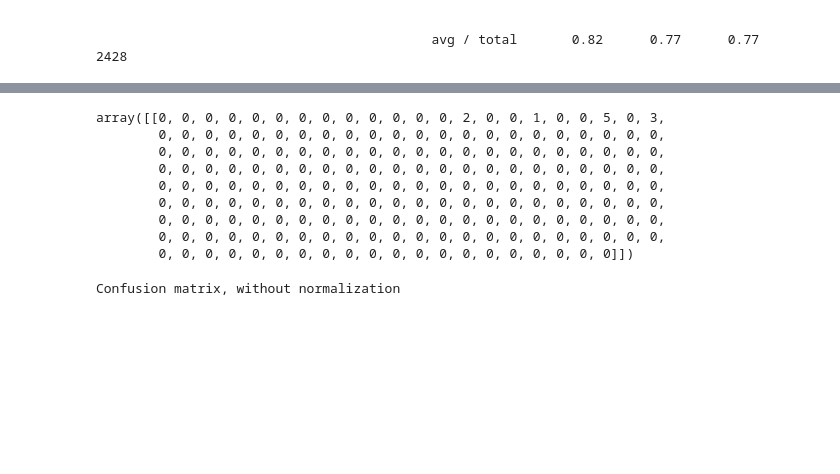
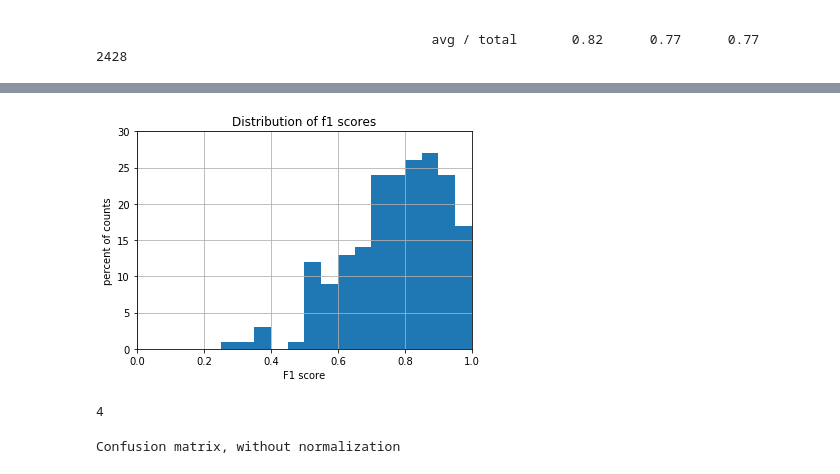
Before and after one commit to trnoriega/car-classifier, a Jupyter notebook: 5_model_validation.ipynb, the cells around one changed output, grey strips where cells are left out. Drawn from its saved outputs; the diff is of its cells as text; code cells hidden in the pictures; blank space fills up the shorter version.

Commit message:
Working f1-score based summary

```diff
--- a/5_model_validation.ipynb
+++ b/5_model_validation.ipynb
@@ -199,4 +199,7 @@ test_top_5_acc 0.947694
 target_names = [''] * len(lookup_dict)
 for key in lookup_dict.keys():
     target_names[key] = lookup_dict[key]
+
+sk_true = np.argmax(test_y_true, axis=1)
+sk_pred = np.argmax(test_y_pred, axis=1)
 # %%
@@ -220,3 +223,18 @@ print(report)
                          smart-fortwo_Convertible-2012       1.00      1.00      1.00        10
 
                                            avg / total       0.82      0.77      0.77      2428
+# %%
+prfs_results = precision_recall_fscore_support(sk_true, sk_pred, average=None)
+zipped_prfs = list(zip(target_names, prfs_results[0], prfs_results[1], prfs_results[2], prfs_results[3],))
+sorted_prfs = sorted(zipped_prfs, key=lambda tup: tup[3])
+# %%
+reverse_lookup_dict = {val: key for key, val in lookup_dict.items()}
+cnf_matrix = confusion_matrix(sk_true, sk_pred)
+# %%
+for fail in sorted_prfs[0:5]:
+    print('\nSummary for:', fail[0])
+    fail_cnf = cnf_matrix[reverse_lookup_dict[fail[0]],:]
+    pred_idx = np.nonzero(fail_cnf)
+    pred_labels = list(zip(np.array(target_names)[pred_idx], fail_cnf[pred_idx]))
+    for tup in pred_labels:
+        print(tup)
@@ -223,3 +259,18 @@ print(report)
+# %%
+f1_list = [tup[3] for tup in sorted_prfs]
+n, bins, patches = plt.hist(f1_list, 15)
+plt.xlabel('F1 score')
+plt.ylabel('percent of counts')
+plt.title('Distribution of f1 scores')
+plt.axis([0, 1, 0, 30])
+plt.grid(True)
+plt.show()
+# %% [output]
+[figure, added]
+# %%
+len(prfs_results_f1_sorted)
+# %% [output]
+4
 # %%
 # This function is copied from here:
 # http://scikit-learn.org/stable/auto_examples/model_selection/plot_confusion_matrix.html#sphx-glr-auto-examples-model-selection-plot-confusion-matrix-py
@@ -257,20 +308,6 @@ def plot_confusion_matrix(cm, classes,
     plt.xlabel('Predicted label')
     fig = plt.gcf()
     fig.set_size_inches(size[0], size[1])
-# %%
-reverse_lookup_dict = {val: key for key, val in lookup_dict.items()}
-
-cnf_matrix = confusion_matrix(np.argmax(test_y_true, axis=1), np.argmax(test_y_pred, axis=1))
-# %% [output]
-array([[0, 0, 0, 0, 0, 0, 0, 0, 0, 0, 0, 0, 0, 2, 0, 0, 1, 0, 0, 5, 0, 3,
-        0, 0, 0, 0, 0, 0, 0, 0, 0, 0, 0, 0, 0, 0, 0, 0, 0, 0, 0, 0, 0, 0,
-        0, 0, 0, 0, 0, 0, 0, 0, 0, 0, 0, 0, 0, 0, 0, 0, 0, 0, 0, 0, 0, 0,
-        0, 0, 0, 0, 0, 0, 0, 0, 0, 0, 0, 0, 0, 0, 0, 0, 0, 0, 0, 0, 0, 0,
-        0, 0, 0, 0, 0, 0, 0, 0, 0, 0, 0, 0, 0, 0, 0, 0, 0, 0, 0, 0, 0, 0,
-        0, 0, 0, 0, 0, 0, 0, 0, 0, 0, 0, 0, 0, 0, 0, 0, 0, 0, 0, 0, 0, 0,
-        0, 0, 0, 0, 0, 0, 0, 0, 0, 0, 0, 0, 0, 0, 0, 0, 0, 0, 0, 0, 0, 0,
-        0, 0, 0, 0, 0, 0, 0, 0, 0, 0, 0, 0, 0, 0, 0, 0, 0, 0, 0, 0, 0, 0,
-        0, 0, 0, 0, 0, 0, 0, 0, 0, 0, 0, 0, 0, 0, 0, 0, 0, 0, 0, 0]])
 # %%
 plt.figure()
 plot_confusion_matrix(cnf_matrix, classes=target_names,
```
Also changed, not shown: parts of 3 cells of this notebook.
